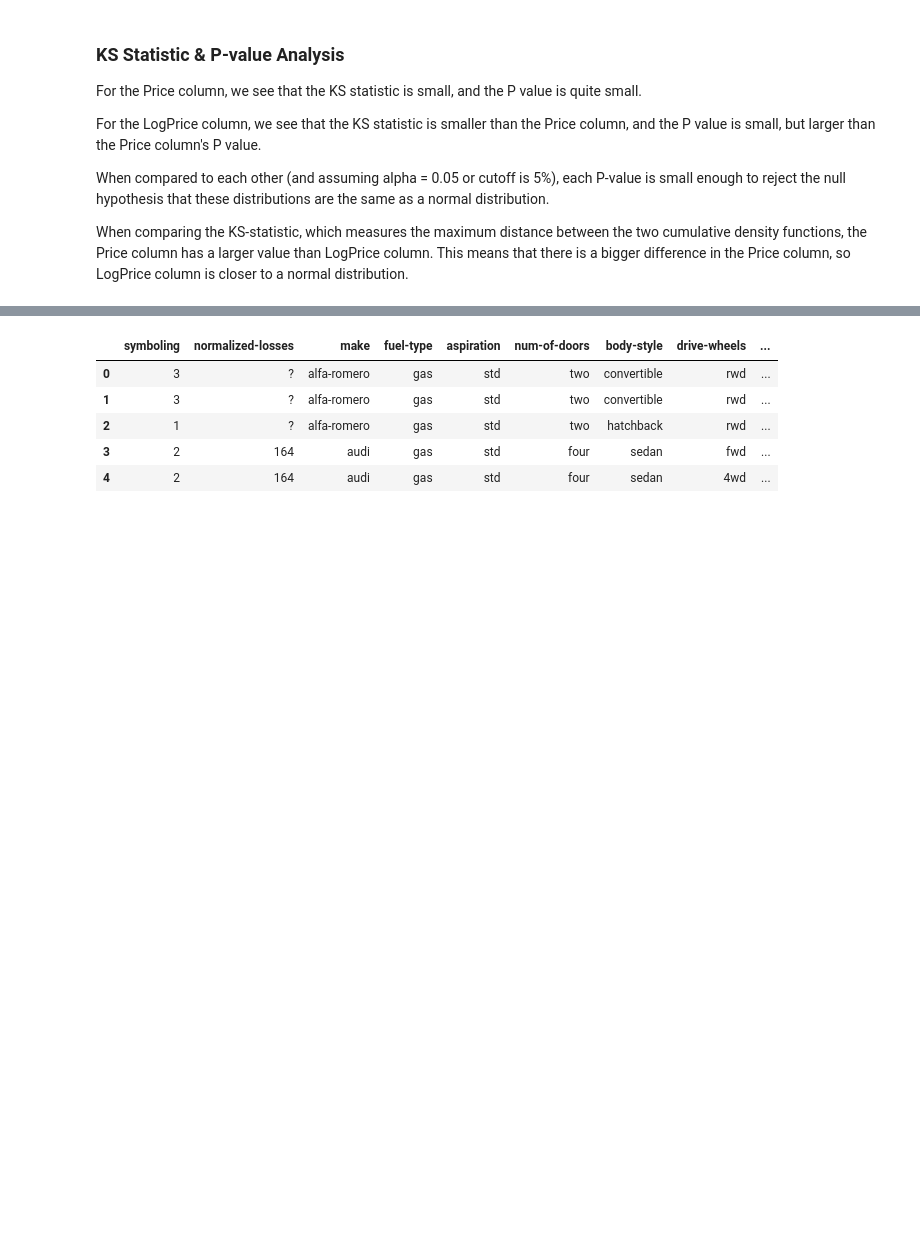
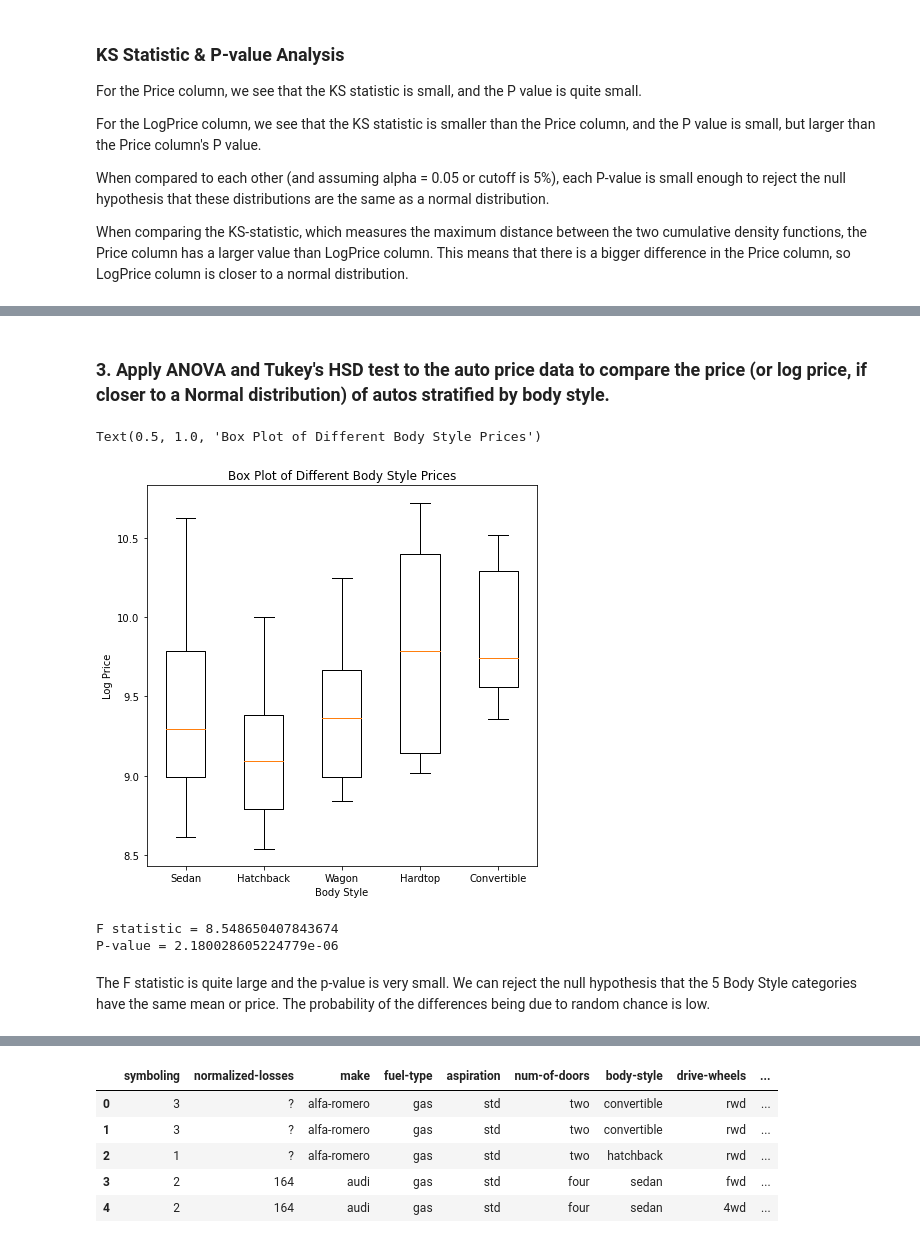
Before and after one commit to anajaved/UW_Data_Science_Cert, a Jupyter notebook: AnaJaved-L04-AutoHypothesis.ipynb, the cells around one changed output, grey strips where cells are left out. Drawn from its saved outputs; the diff is of its cells as text; code cells hidden in the pictures; blank space fills up the shorter version.

```diff
--- a/AnaJaved-L04-AutoHypothesis.ipynb
+++ b/AnaJaved-L04-AutoHypothesis.ipynb
@@ -262,0 +335,40 @@ def t_test(a, b, alpha, alternative='two-sided'):
+# %% [markdown]
+### 3. Apply ANOVA and Tukey's HSD test to the auto price data to compare the price (or log price, if closer to a Normal distribution) of autos stratified by body style.
+# %%
+#### ANOVA & F-Statistic: LogPrice and Body Style
+
+# Examining the different groups in the Body Style Column
+# print(Auto.loc[:, "body-style"].value_counts())
+    # sedan          96
+    # hatchback      70
+    # wagon          25
+    # hardtop         8
+    # convertible     6
+
+sedan = Auto.loc[Auto.loc[:, 'body-style'] == 'sedan', 'LogPrice']
+hatchback = Auto.loc[Auto.loc[:, 'body-style'] == 'hatchback', 'LogPrice']
+wagon = Auto.loc[Auto.loc[:, 'body-style'] == 'wagon', 'LogPrice']
+hardtop = Auto.loc[Auto.loc[:, 'body-style'] == 'hardtop', 'LogPrice']
+convertible = Auto.loc[Auto.loc[:, 'body-style'] == 'convertible', 'LogPrice']
+
+## Quick Boxplot Visualization for the different categories
+
+plt.figure(figsize=(7, 7))
+plt.boxplot([sedan, hatchback, wagon, hardtop, convertible],
+            labels = ["Sedan", "Hatchback", "Wagon", "Hardtop", "Convertible"])
+
+plt.ylabel('Log Price')
+plt.xlabel('Body Style')
+plt.title('Box Plot of Different Body Style Prices')
+# %% [output]
+Text(0.5, 1.0, 'Box Plot of Different Body Style Prices')
+[figure, added]
+# %%
+f_statistic, p_value = ss.f_oneway(sedan, hatchback, wagon, hardtop, convertible)
+print('F statistic = ' + str(f_statistic))
+print('P-value = ' + str(p_value))
+# %% [output]
+F statistic = 8.548650407843674
+P-value = 2.180028605224779e-06
+# %% [markdown]
+The F statistic is quite large and the p-value is very small. We can reject the null hypothesis that the 5 Body Style categories have the same mean or price. The probability of the differences being due to random chance is low.
```
Also changed, not shown: parts of 16 cells of this notebook.
